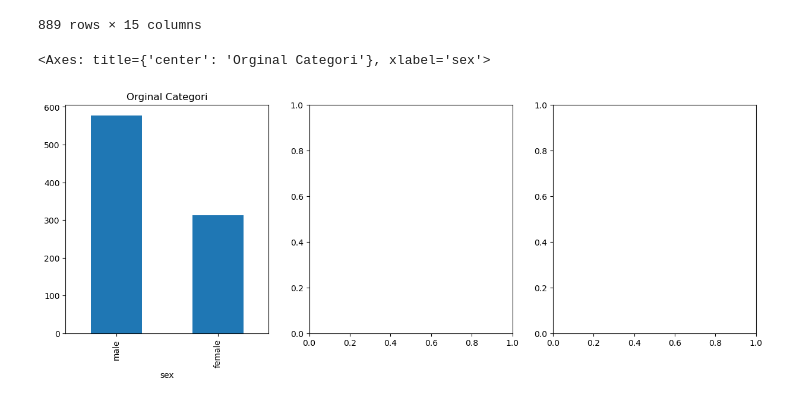
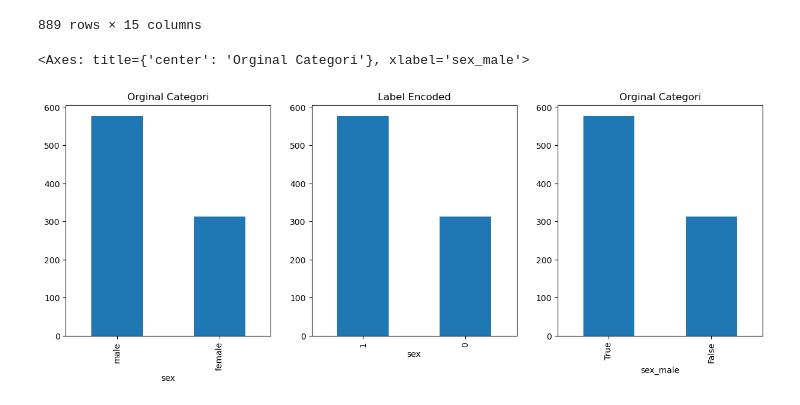
Before and after one commit to EdipMangtay/DataScience, a Jupyter notebook: FutureEngineering/EncodingData.ipynb, the cells around one changed output. Drawn from its saved outputs; the diff is of its cells as text; code cells hidden in the pictures.

```diff
--- a/FutureEngineering/EncodingData.ipynb
+++ b/FutureEngineering/EncodingData.ipynb
@@ -198,7 +198,8 @@ df_ordinal
 # %%
 fig,axes = plt.subplots(1,3,figsize=(15,5))
 df["sex"].value_counts().plot(kind="bar", ax=axes[0],title="Orginal Categori")
-df_label["sex"].value_counts().plot(kind="bar", ax=axes[0],title="Orginal Categori")
+df_label["sex"].value_counts().plot(kind="bar", ax=axes[1],title="Label Encoded")
+df_onehot["sex_male"].value_counts().plot(kind="bar", ax=axes[2],title="Orginal Categori")
 # %% [output]
-<Axes: title={'center': 'Orginal Categori'}, xlabel='sex'>
+<Axes: title={'center': 'Orginal Categori'}, xlabel='sex_male'>
-[figure, old version]
+[figure, new version]
```
Also changed, not shown: 3 other files.
